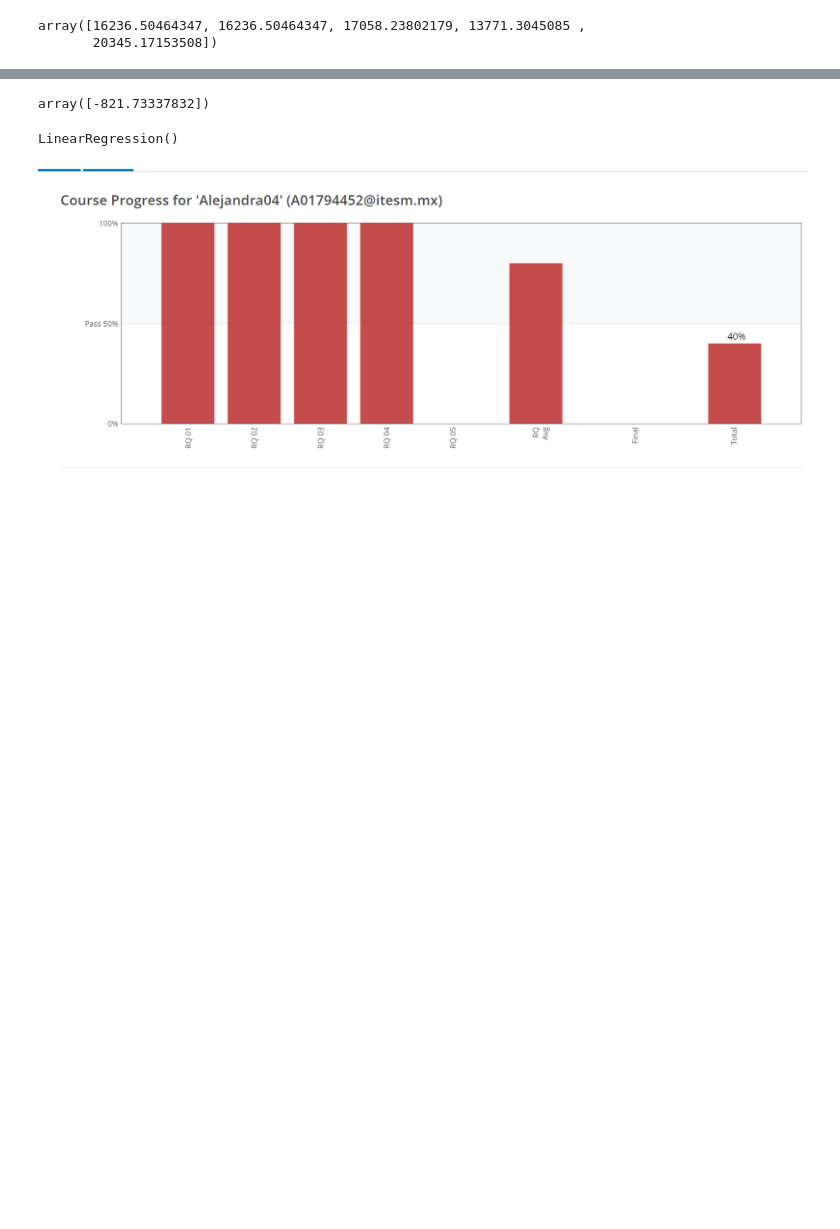
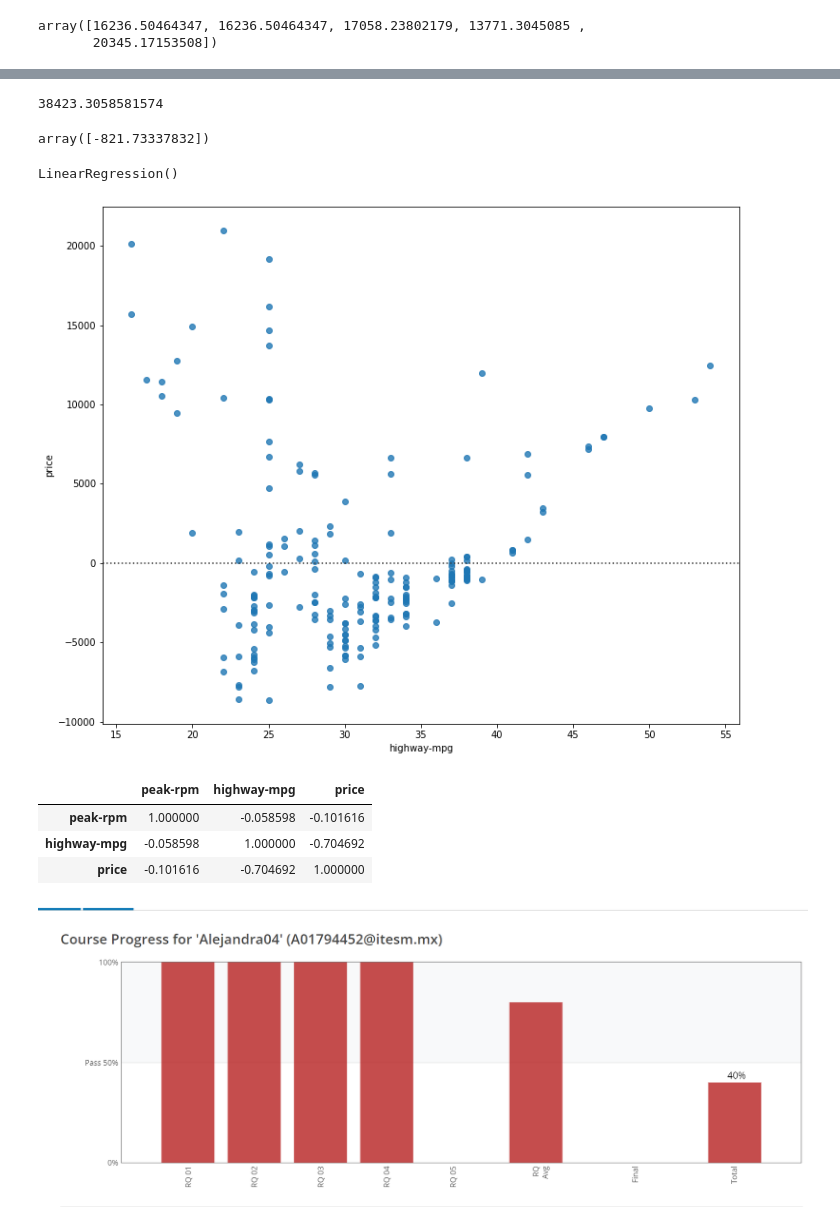
Before and after one commit to PosgradoMNA/actividades-de-aprendizaje-aleislasb, a Jupyter notebook: Semana 7.ipynb, the cells around one changed output, grey strips where cells are left out. Saved outputs shown, nothing was run; the diff lists cells and outputs as text; code cells hidden in the pictures; blank space fills up the shorter version.

```diff
--- a/Semana 7.ipynb
+++ b/Semana 7.ipynb
@@ -77,11 +73,36 @@ lm.intercept_
-# %%
-lm.coef_
-# %% [output]
-array([-821.73337832])
-# %%
-lm.fit(df[['engine-size']], df[['price']])
-lm
-# %% [output]
-LinearRegression()
+# %%
+#We consult the interception that is going to be our value, a.
+lm.intercept_
+# %% [output]
+38423.3058581574
+# %%
+#And this is going to be the value of the slope, which tends our coefficient of the main values.
+lm.coef_
+# %% [output]
+array([-821.73337832])
+# %%
+#As we saw on the first steps, this is another way to predict the value of the car, considering now our predictor as the engine size.
+lm.fit(df[['engine-size']], df[['price']])
+lm
+# %% [output]
+LinearRegression()
+# %%
+#With this function we can know the residual plot, on which we can know if our approach goes according to the target point.
+import seaborn as sns
+width = 12
+height = 10
+plt.figure(figsize=(width, height))
+sns.residplot(x=df['highway-mpg'],y=df['price'])
+plt.show()
+# %% [output]
+[figure, added]
+# %%
+
+df[["peak-rpm","highway-mpg","price"]].corr()
+# %% [output]
+|  | peak-rpm | highway-mpg | price |
+| peak-rpm | 1.000000 | -0.058598 | -0.101616 |
+| highway-mpg | -0.058598 | 1.000000 | -0.704692 |
+| price | -0.101616 | -0.704692 | 1.000000 |
 # %% [markdown]
 ![Capture.PNG](embedded-picture-1)
```
Also changed, not shown: parts of 2 cells of this notebook.
